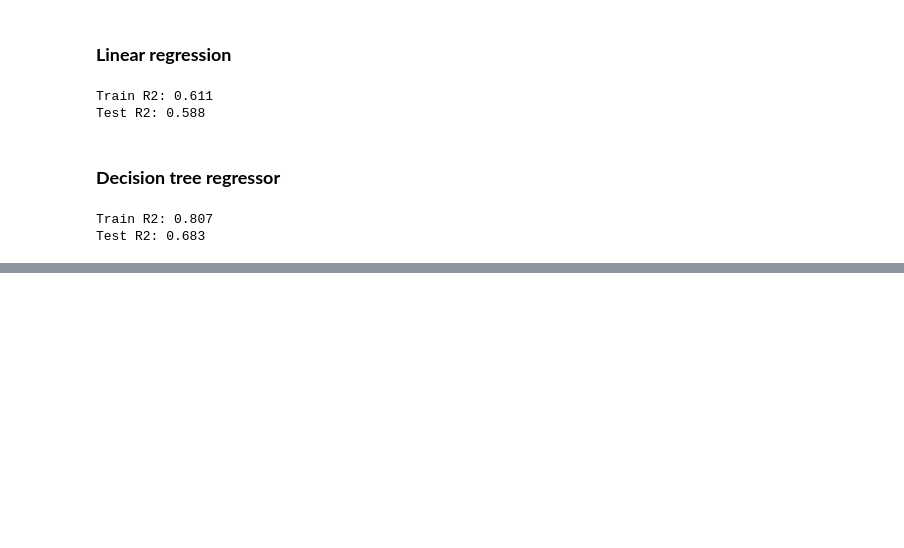
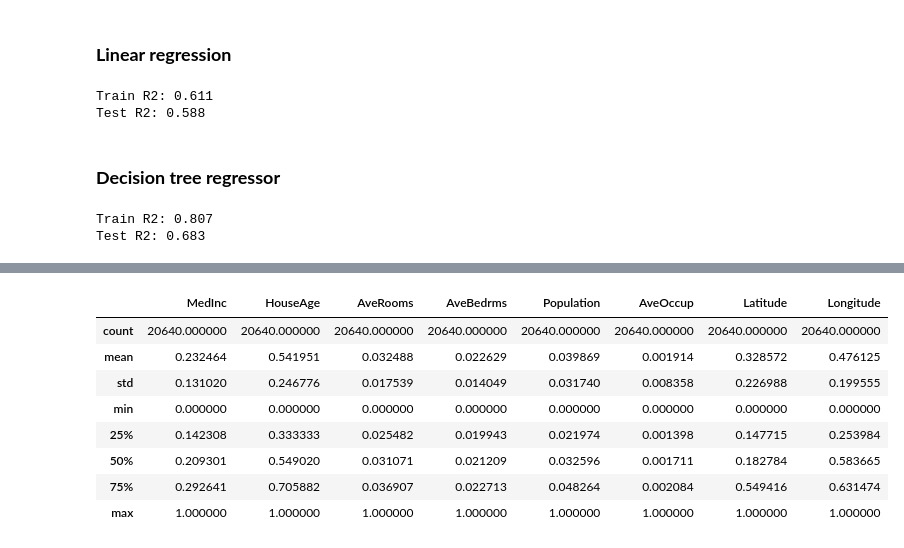
Before and after one commit to 0s12a11b/data-scaling, a Jupyter notebook: models.ipynb, the cells around one changed output, grey strips where cells are left out. Drawn from its saved outputs; the diff is of its cells as text; code cells hidden in the pictures; blank space fills up the shorter version.

```diff
--- a/models.ipynb
+++ b/models.ipynb
@@ -82,0 +115,13 @@ Test R2: 0.683
+# %%
+X_norm = pd.DataFrame(mms.transform(X), columns=X.columns)
+X_norm.describe()
+# %% [output]
+|  | MedInc | HouseAge | AveRooms | AveBedrms | Population | AveOccup | Latitude | Longitude |
+| count | 20640.000000 | 20640.000000 | 20640.000000 | 20640.000000 | 20640.000000 | 20640.000000 | 20640.000000 | 20640.000000 |
+| mean | 0.232464 | 0.541951 | 0.032488 | 0.022629 | 0.039869 | 0.001914 | 0.328572 | 0.476125 |
+| std | 0.131020 | 0.246776 | 0.017539 | 0.014049 | 0.031740 | 0.008358 | 0.226988 | 0.199555 |
+| min | 0.000000 | 0.000000 | 0.000000 | 0.000000 | 0.000000 | 0.000000 | 0.000000 | 0.000000 |
+| 25% | 0.142308 | 0.333333 | 0.025482 | 0.019943 | 0.021974 | 0.001398 | 0.147715 | 0.253984 |
+| 50% | 0.209301 | 0.549020 | 0.031071 | 0.021209 | 0.032596 | 0.001711 | 0.182784 | 0.583665 |
+| 75% | 0.292641 | 0.705882 | 0.036907 | 0.022713 | 0.048264 | 0.002084 | 0.549416 | 0.631474 |
+| max | 1.000000 | 1.000000 | 1.000000 | 1.000000 | 1.000000 | 1.000000 | 1.000000 | 1.000000 |
```
Also changed, not shown: parts of 33 cells of this notebook.
